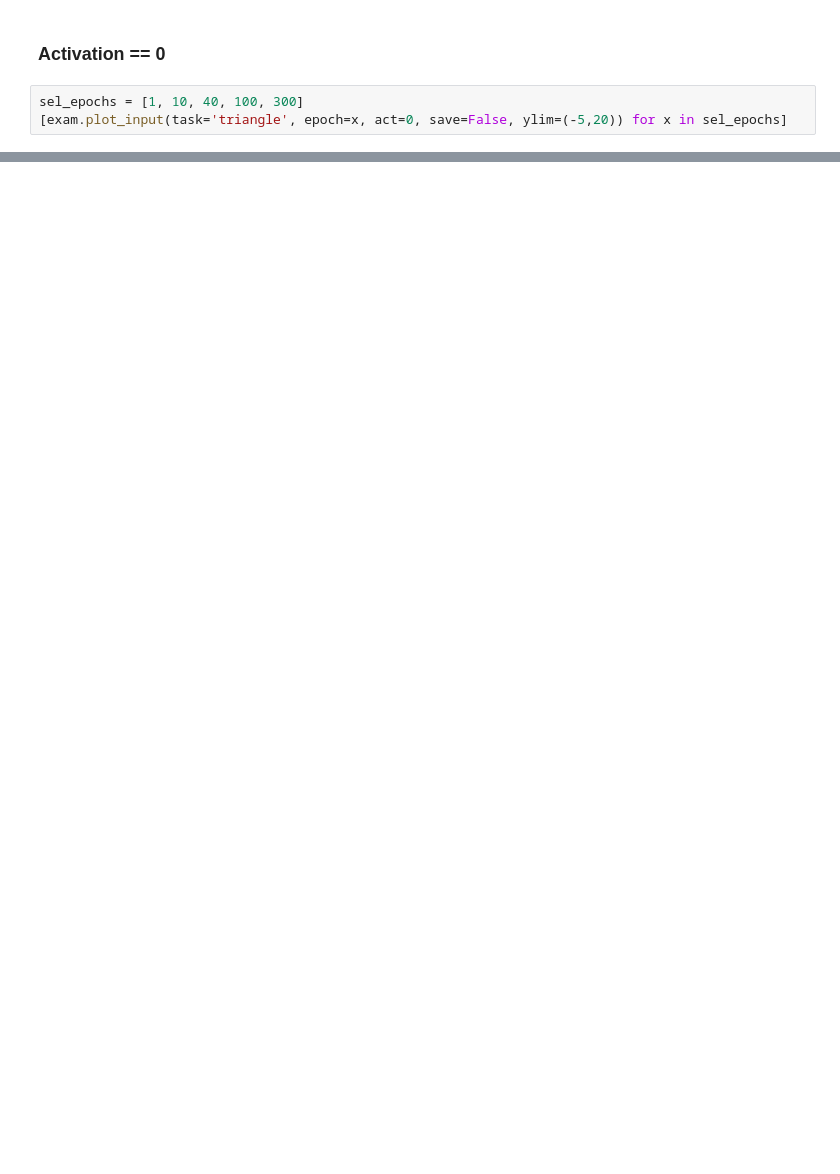
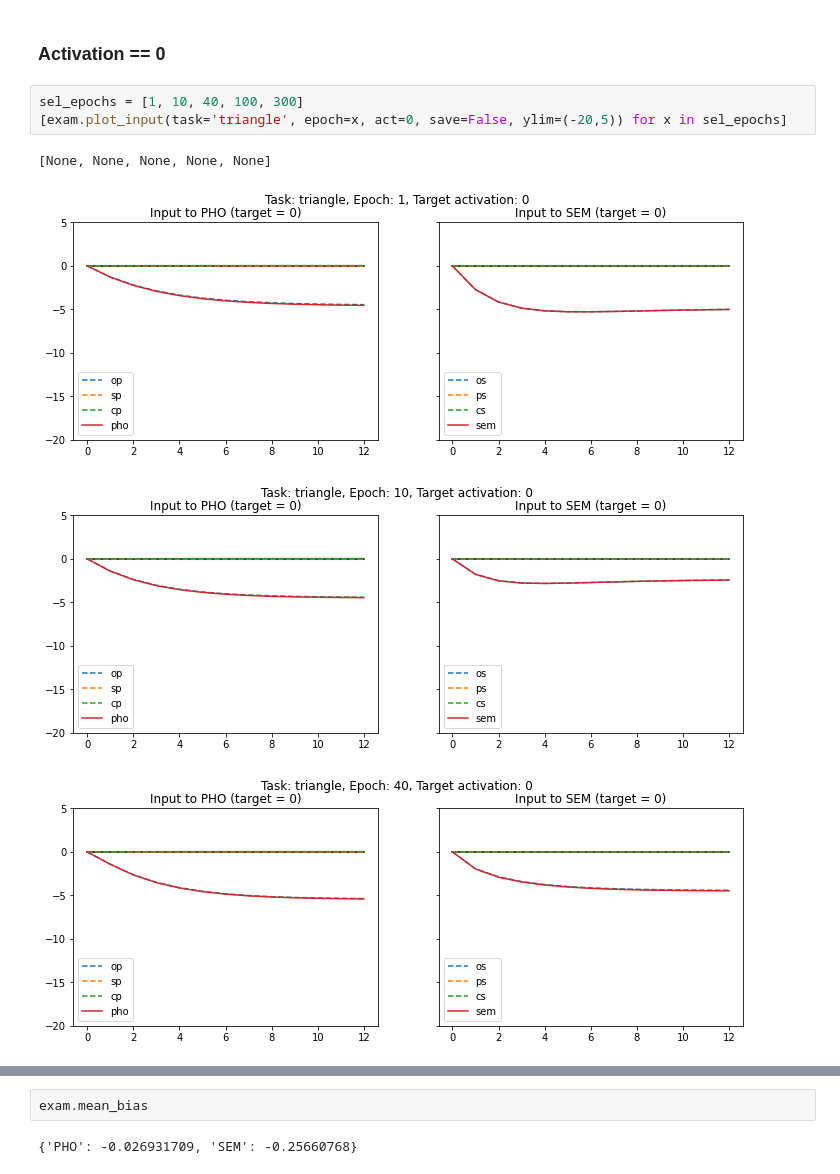
Before and after one commit to JasonLo/triangle_model, a Jupyter notebook: td_211206.ipynb, the cells around one changed output, grey strips where cells are left out. Drawn from its saved outputs; the diff is of its cells as text; blank space fills up the shorter version.

```diff
--- a/td_211206.ipynb
+++ b/td_211206.ipynb
@@ -31,4 +33,9 @@ sel_epochs = [1, 10, 40, 100, 300]
 ### Activation == 0
 # %%
 sel_epochs = [1, 10, 40, 100, 300]
-[exam.plot_input(task='triangle', epoch=x, act=0, save=False, ylim=(-5,20)) for x in sel_epochs]
+[exam.plot_input(task='triangle', epoch=x, act=0, save=False, ylim=(-20,5)) for x in sel_epochs]
+# %% [output]
+[None, None, None, None, None]
+[figure, added]
+[figure, added]
+[figure, added]
@@ -35 +44,5 @@ sel_epochs = [1, 10, 40, 100, 300]
+# %%
+exam.mean_bias
+# %% [output]
+{'PHO': -0.026931709, 'SEM': -0.25660768}
 # %% [markdown]
```
Also changed, not shown: parts of 12 cells of this notebook.
